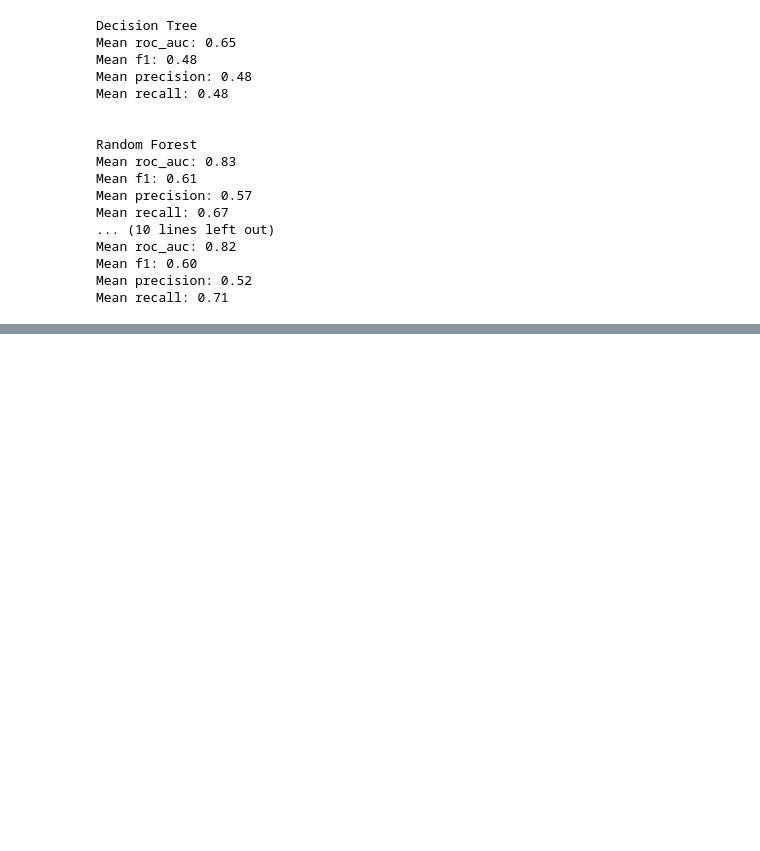
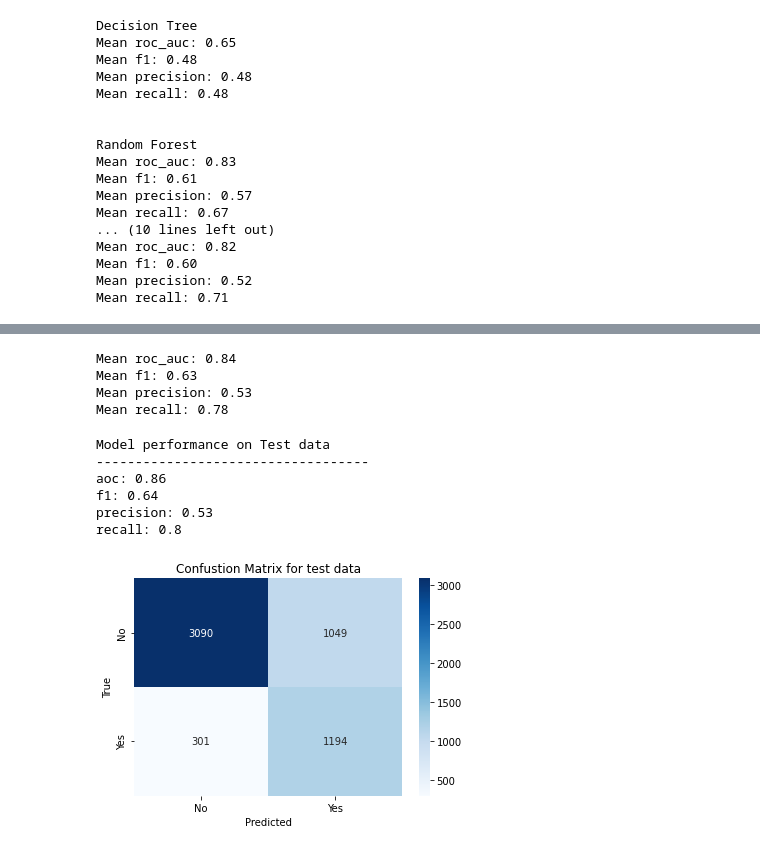
Before and after one commit to agno-nymous/Telco-customer-churn, a Jupyter notebook: notebooks/2_preprocessing.ipynb, the cells around one changed output, grey strips where cells are left out. Cells and saved outputs as stored; diff of their text form; code cells hidden in the pictures; blank space fills up the shorter version.

```diff
--- a/notebooks/2_preprocessing.ipynb
+++ b/notebooks/2_preprocessing.ipynb
@@ -190,0 +354,5 @@ The best model is found to be XGBoost which had the large scores in both roc-auc
+# %%
+study = optuna.create_study(direction='maximize')
+study.optimize(objective, n_trials=50)
+print('Number of finished trials:', len(study.trials))
+print('Best trial:', study.best_trial.params)
@@ -190,0 +379,54 @@ The best model is found to be XGBoost which had the large scores in both roc-auc
+# %%
+params = study.best_params
+params['scale_pos_weight'] = weight
+params['random_state'] = 420
+model = xgb.XGBClassifier(**params)
+cv = model_selection.RepeatedStratifiedKFold(n_splits=3, n_repeats=2, random_state=420)
+# %%
+for score in ["roc_auc", "f1", "precision", "recall"]:
+  scores = model_selection.cross_val_score(model, x_train,
+                                           y_train, scoring=score, cv=cv, n_jobs=-1)
+  print(f"Mean {score}: {np.mean(scores):.2f}")
+# %% [output]
+Mean roc_auc: 0.84
+Mean f1: 0.63
+Mean precision: 0.53
+Mean recall: 0.78
+# %%
+model.fit(x_train,y_test)
+y_pred = model.predict(x_test)
+y_pred_proba = model.predict_proba(x_test)[:,1]
+
+aoc = metrics.roc_auc_score(y_test,y_pred_proba)
+f1 = metrics.f1_score(y_test,y_pred)
+precision = metrics.precision_score(y_test,y_pred)
+recall = metrics.recall_score(y_test,y_pred)
+print("Model performance on Test data")
+print("-"*35)
+print(f"aoc: {aoc:.2}")
+print(f"f1: {f1:.2}")
+print(f"precision: {precision:.2}")
+print(f"recall: {recall:.2}")
+
+import matplotlib.pyplot as plt
+import seaborn as sns
+
+sns.heatmap(metrics.confusion_matrix(y_test,y_pred),
+annot=True,
+cmap='Blues',
+fmt = 'd',
+xticklabels=['No', 'Yes'],
+yticklabels=['No', 'Yes']
+)
+plt.xlabel('Predicted')
+plt.ylabel('True')
+plt.title('Confustion Matrix for test data')
+plt.show()
+# %% [output]
+Model performance on Test data
+-----------------------------------
+aoc: 0.86
+f1: 0.64
+precision: 0.53
+recall: 0.8
+[figure, added]
```
Also changed, not shown: parts of 24 cells of this notebook, 2 other files.
